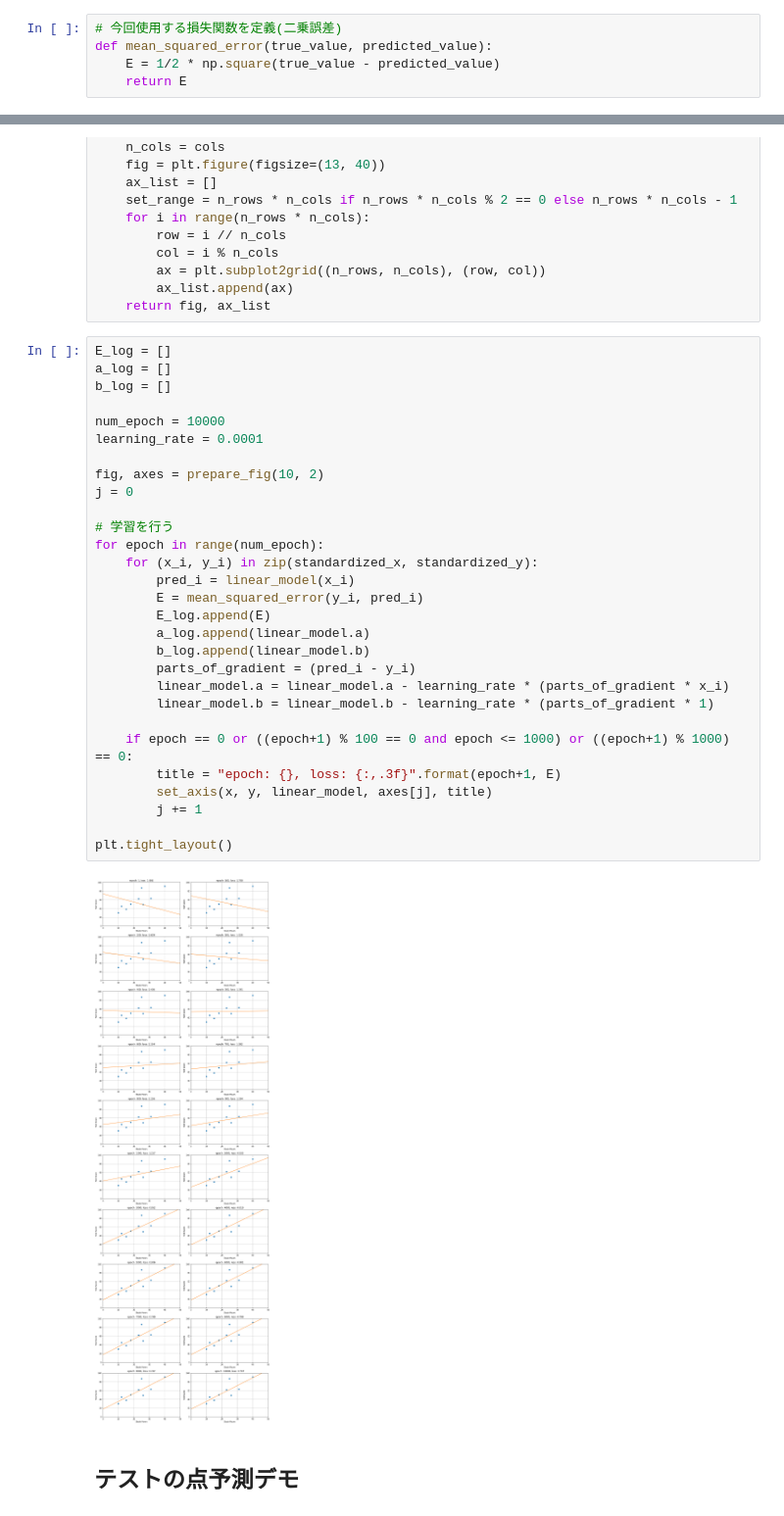
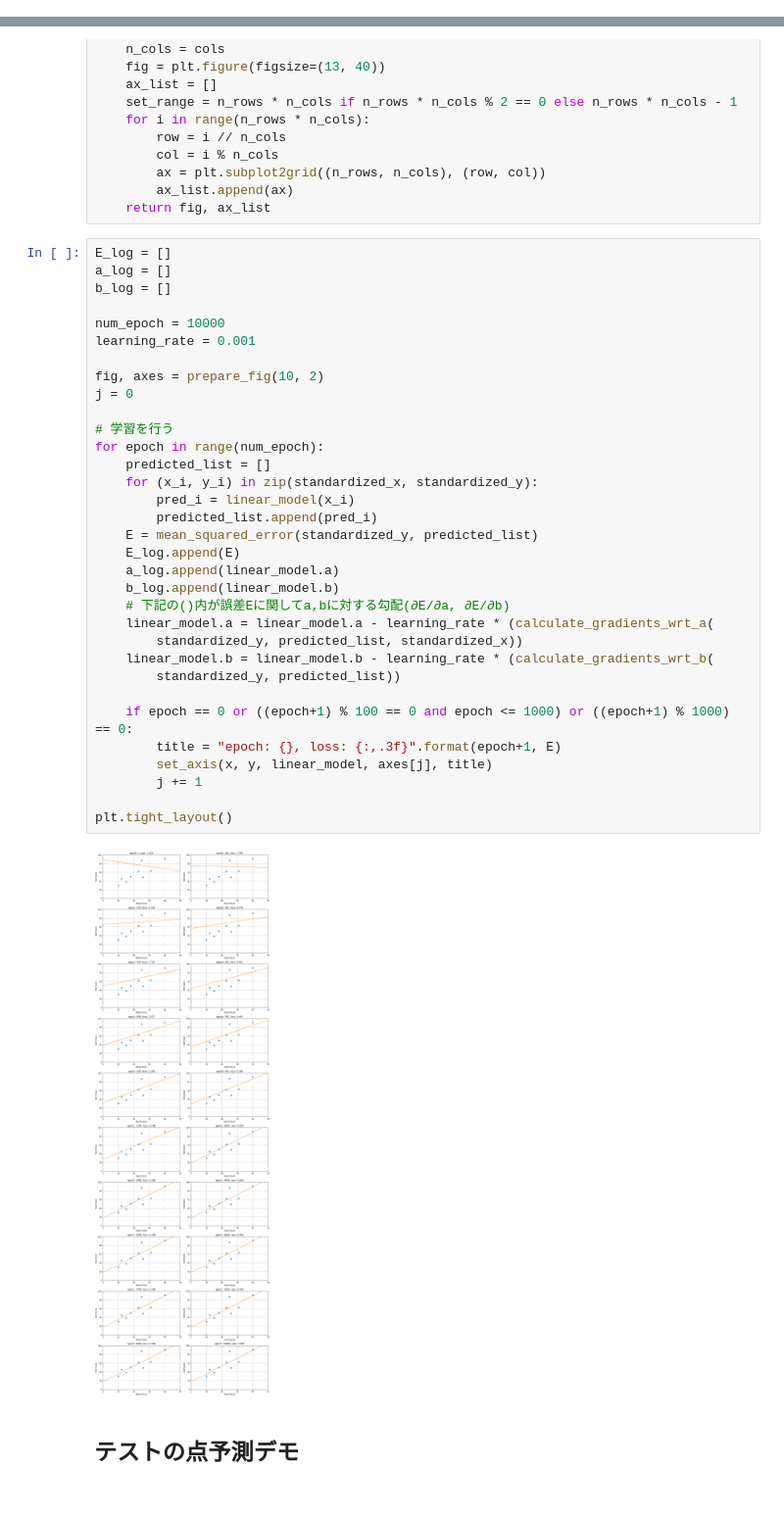
Before and after one commit to Masao-Taketani/ai_study, a Jupyter notebook: linear_regression_model.ipynb, the cells around one changed output, grey strips where cells are left out. Shown at 98% size. Cells and saved outputs as stored; diff of their text form.

Commit message:
'linear_regression_model.ipynb' is done.

```diff
--- a/linear_regression_model.ipynb
+++ b/linear_regression_model.ipynb
@@ -79,7 +79,2 @@ aの値: -0.4410757564491623 bの値: -0.24518705734555807
 # %% [markdown]
 ## ④損失関数の設定
-# %%
-# 今回使用する損失関数を定義(二乗誤差)
-def mean_squared_error(true_value, predicted_value):
-    E = 1/2 * np.square(true_value - predicted_value)
-    return E
@@ -157,34 +182,38 @@ def prepare_fig(rows, cols):
 # %%
 E_log = []
 a_log = []
 b_log = []
 
 num_epoch = 10000
-learning_rate = 0.0001
+learning_rate = 0.001
 
 fig, axes = prepare_fig(10, 2)
 j = 0
 
 # 学習を行う
 for epoch in range(num_epoch):
+    predicted_list = []
     for (x_i, y_i) in zip(standardized_x, standardized_y):
         pred_i = linear_model(x_i)
-        E = mean_squared_error(y_i, pred_i)
-        E_log.append(E)
-        a_log.append(linear_model.a)
-        b_log.append(linear_model.b)
-        parts_of_gradient = (pred_i - y_i)
-        linear_model.a = linear_model.a - learning_rate * (parts_of_gradient * x_i)
-        linear_model.b = linear_model.b - learning_rate * (parts_of_gradient * 1)
+        predicted_list.append(pred_i)
+    E = mean_squared_error(standardized_y, predicted_list)
+    E_log.append(E)
+    a_log.append(linear_model.a)
+    b_log.append(linear_model.b)
+    # 下記の()内が誤差Eに関してa,bに対する勾配(∂E/∂a, ∂E/∂b)
+    linear_model.a = linear_model.a - learning_rate * (calculate_gradients_wrt_a(
+        standardized_y, predicted_list, standardized_x))
+    linear_model.b = linear_model.b - learning_rate * (calculate_gradients_wrt_b(
+        standardized_y, predicted_list))
 
     if epoch == 0 or ((epoch+1) % 100 == 0 and epoch <= 1000) or ((epoch+1) % 1000) == 0:
         title = "epoch: {}, loss: {:,.3f}".format(epoch+1, E)
         set_axis(x, y, linear_model, axes[j], title)
         j += 1
 
 plt.tight_layout()
 # %% [output]
-[figure, old version]
+[figure, new version]
 # %% [markdown]
 ## テストの点予測デモ
 # %%
```
Also changed, not shown: parts of 3 cells of this notebook.
